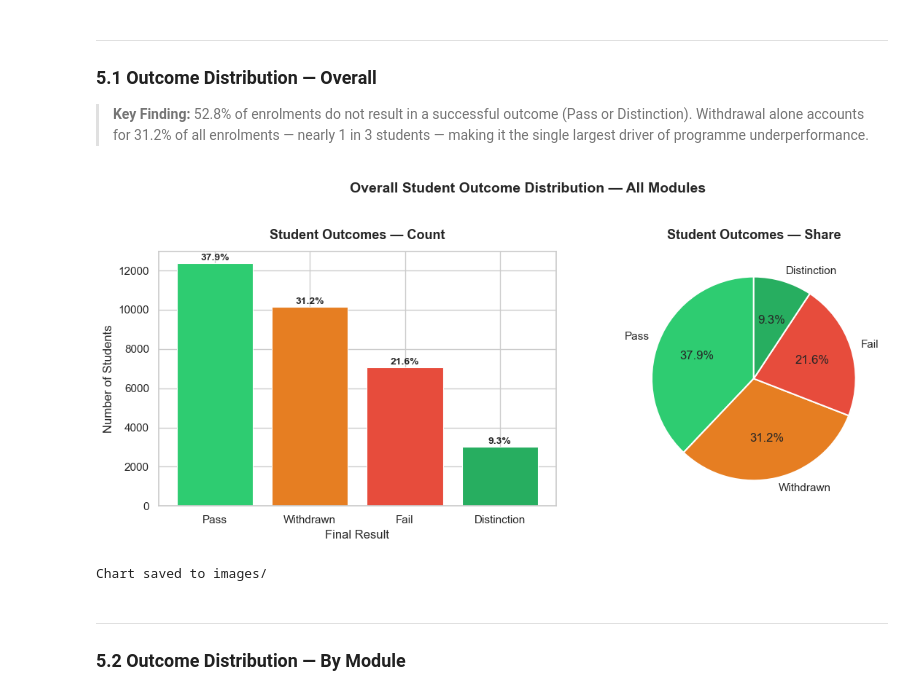
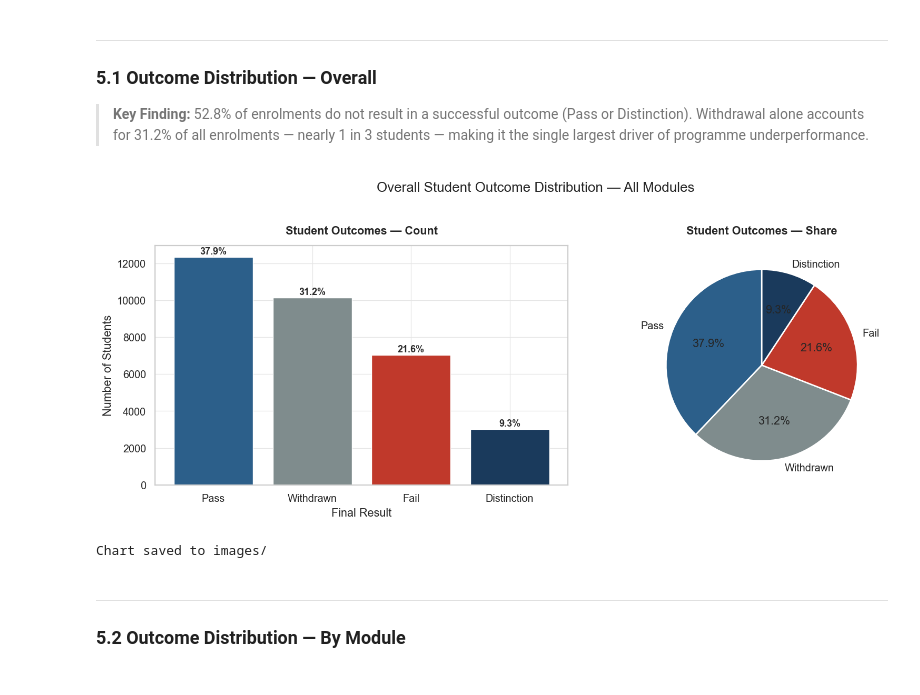
Before and after one commit to mcube-techno/learner-engagement-analytics, a Jupyter notebook: notebooks/01_student_overview.ipynb, the cells around one changed output. Drawn from its saved outputs; the diff is of its cells as text; code cells hidden in the pictures.

Commit message:
Update Notebook 01 - consistent business colour palette

```diff
--- a/notebooks/01_student_overview.ipynb
+++ b/notebooks/01_student_overview.ipynb
@@ -244,44 +286,35 @@ Unique students:  28,785
 > nearly 1 in 3 students — making it the single largest driver of programme
 > underperformance.
 # %%
-# Define consistent colours for outcomes throughout the project
-outcome_colours = {
-    'Pass':       '#2ecc71',   # green
-    'Distinction':'#27ae60',   # dark green
-    'Fail':       '#e74c3c',   # red
-    'Withdrawn':  '#e67e22'    # orange
-}
+fig, axes = plt.subplots(1, 2, figsize=(13, 5))
 
 # Map colours to outcome order
 colours = [outcome_colours[o] for o in outcome_summary.index]
 
-fig, axes = plt.subplots(1, 2, figsize=(12, 5))
-
 # Bar chart
 axes[0].bar(outcome_summary.index, outcome_summary['Count'],
             color=colours, edgecolor='white', linewidth=0.8)
-axes[0].set_title('Student Outcomes — Count', fontsize=13, fontweight='bold', pad=12)
+axes[0].set_title('Student Outcomes — Count')
 axes[0].set_xlabel('Final Result')
 axes[0].set_ylabel('Number of Students')
 for i, (count, pct) in enumerate(zip(outcome_summary['Count'],
                                       outcome_summary['Percentage'])):
     axes[0].text(i, count + 150, f'{pct}%', ha='center',
-                 fontsize=10, fontweight='bold')
+                 fontsize=10, fontweight='bold', color='#2C2C2C')
 
 # Pie chart
 axes[1].pie(outcome_summary['Count'], labels=outcome_summary.index,
             colors=colours, autopct='%1.1f%%', startangle=90,
             wedgeprops={'edgecolor': 'white', 'linewidth': 1.5})
-axes[1].set_title('Student Outcomes — Share', fontsize=13, fontweight='bold', pad=12)
+axes[1].set_title('Student Outcomes — Share')
 
-plt.suptitle('Overall Student Outcome Distribution — All Modules',
-             fontsize=14, fontweight='bold', y=1.02)
+fig.suptitle('Overall Student Outcome Distribution — All Modules', y=1.02)
 plt.tight_layout()
-plt.savefig('../images/01_outcome_distribution.png', dpi=150, bbox_inches='tight')
+plt.savefig('../images/01_outcome_distribution.png')
 plt.show()
 print("Chart saved to images/")
 # %% [output]
-[figure, old version]
+[figure, new version]
 Chart saved to images/
 # %% [markdown]
 ---
```
Also changed, not shown: parts of 3 cells of this notebook, 2 other files.
